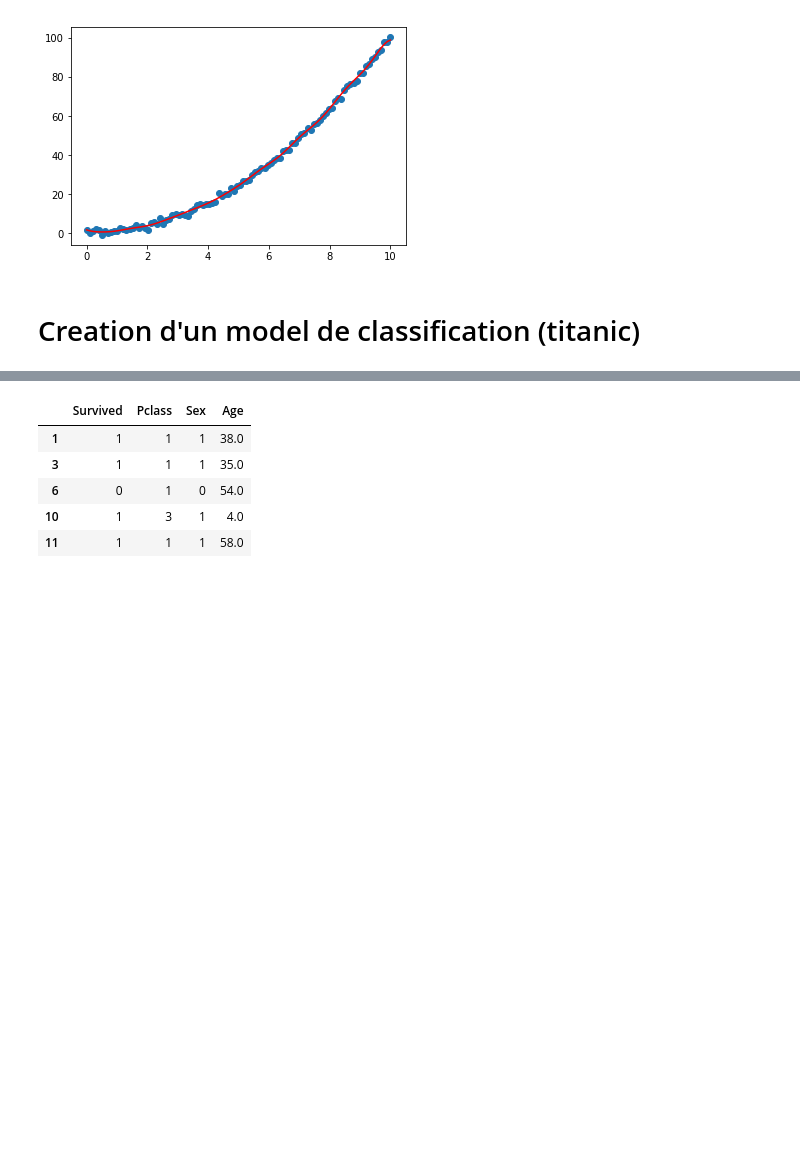
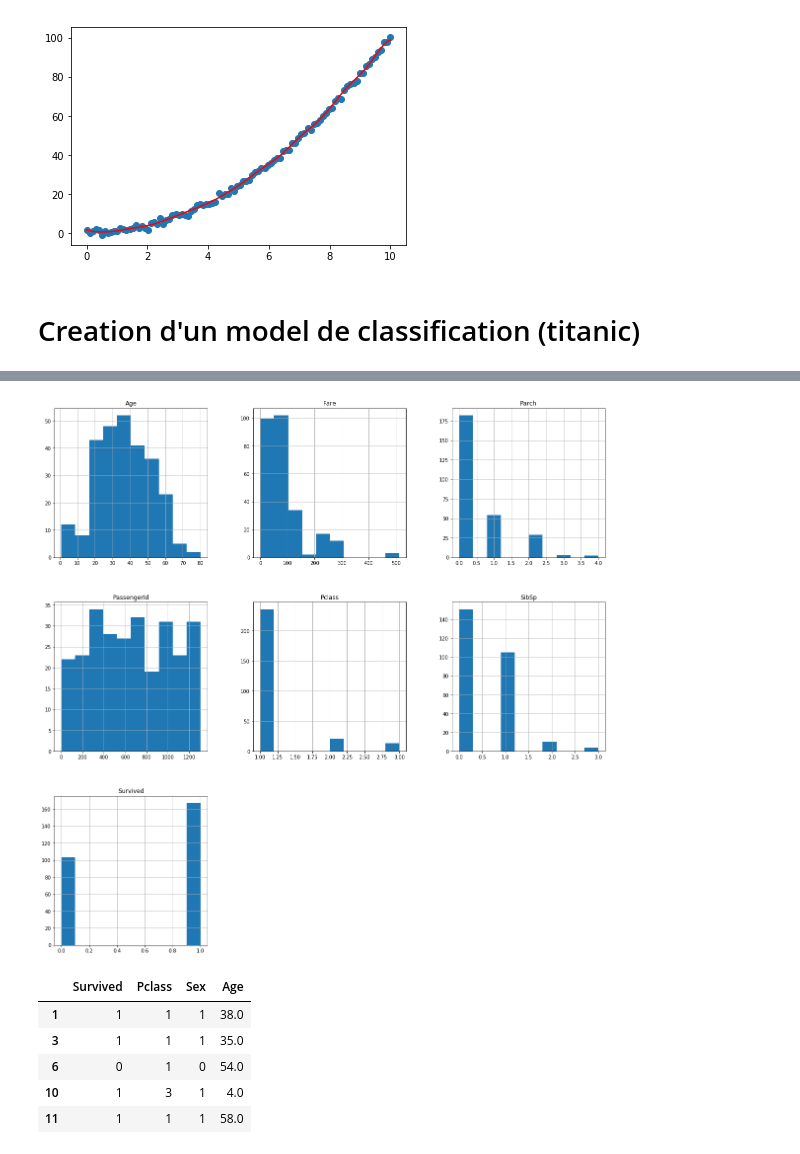
Before and after one commit to FortuneFKM/Exercice, a Jupyter notebook: apprentissage 1.ipynb, the cells around one changed output, grey strips where cells are left out. Drawn from its saved outputs; the diff is of its cells as text; code cells hidden in the pictures; blank space fills up the shorter version.

```diff
--- a/apprentissage 1.ipynb
+++ b/apprentissage 1.ipynb
@@ -107,3 +122,7 @@ dtype: int64
+# %%
+p = df.hist(figsize = (20,20)) #histgrame de données selon leur nbre
+# %% [output]
+[figure, added]
 # %%
 #suppression de valeur nulles dans la dataset
 df.dropna(inplace=True)
```
Also changed, not shown: parts of 30 cells of this notebook, 3 other files.
